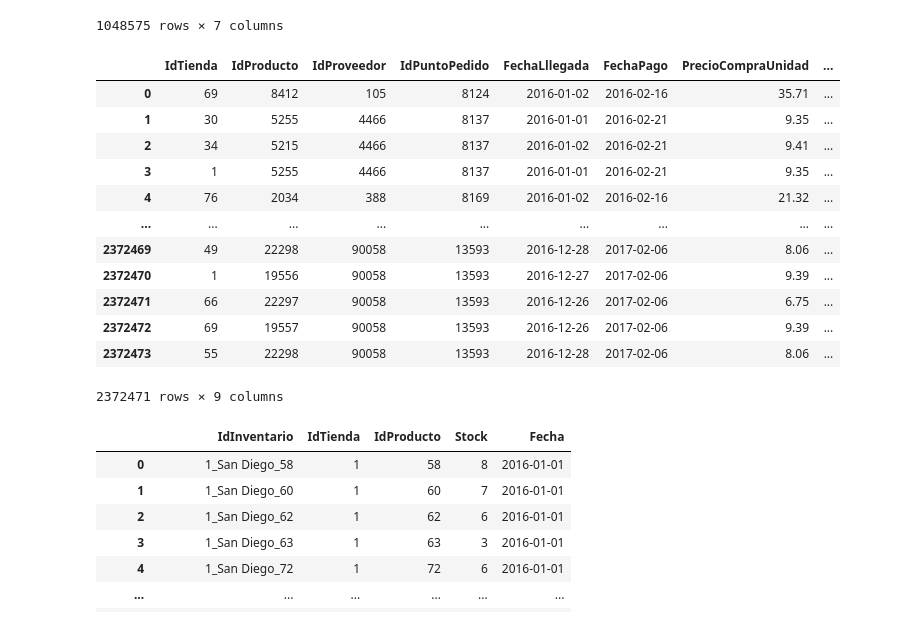
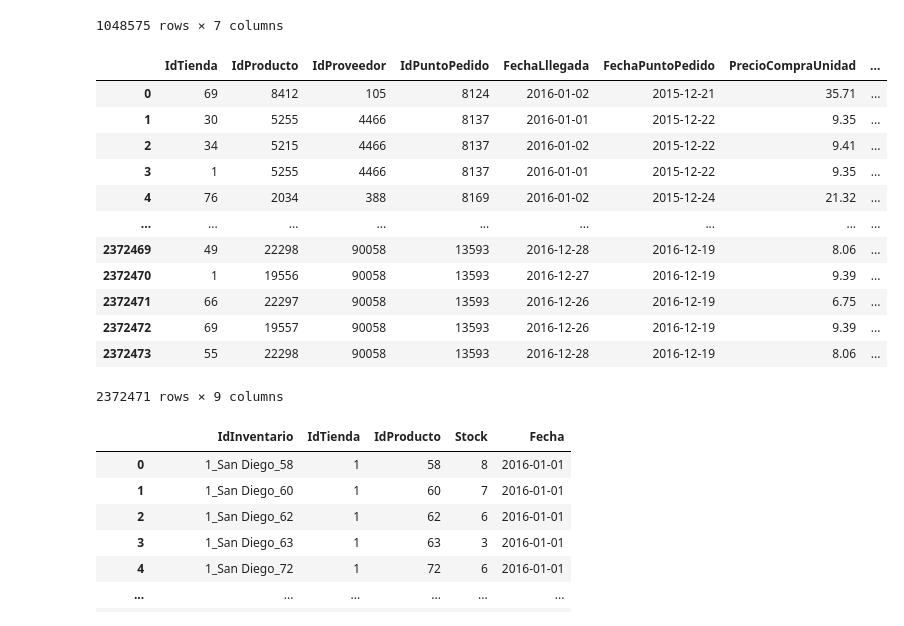
Before and after one commit to isabelunamuno/TFM, a Jupyter notebook: Procesamiento.ipynb, the cells around one changed output. Drawn from its saved outputs; the diff is of its cells as text; code cells hidden in the pictures.

```diff
--- a/Procesamiento.ipynb
+++ b/Procesamiento.ipynb
@@ -258,7 +292,7 @@ B. Tratamiento de duplicados
 A continuación se ha comprobado si las bases de datos contienen valores duplicados.
 # %%
 # Comprobacion de duplicados
-datasets = [begin_inventory, end_inventory, purchases, purchase_invoices, purchase_prices, sales]
+datasets = [inventario_inicial, inventario_final, compras, factura_compras, precio_compras, ventas]
 
 for i, df in enumerate(datasets, start=1):
     duplicados = df.duplicated().any()
@@ -441,7 +456,7 @@ print(df_ciudades.head())
 3       HORNSEY      Houston
 4     GOULCREST   Filadelfia
 # %%
-# Reemplaza las ciudades inventadas con las ciudades reales
-begin_inventory['City'] = begin_inventory['City'].replace(dict(zip(df_ciudades['Invented_city'], df_ciudades['Real_city'])))
-end_inventory['City'] = end_inventory['City'].replace(dict(zip(df_ciudades['Invented_city'], df_ciudades['Real_city'])))
+# Reemplazar las ciudades inventadas con las ciudades reales
+inventario_inicial['City'] = inventario_inicial['City'].replace(dict(zip(df_ciudades['Invented_city'], df_ciudades['Real_city'])))
+inventario_final['City'] = inventario_final['City'].replace(dict(zip(df_ciudades['Invented_city'], df_ciudades['Real_city'])))
 # %% [markdown]
@@ -449,9 +464,9 @@ Una vez realizado el cambio de ciudades, tambien se ha modificado la columna Inv
 # %%
 # Modificar la columna 'Inventory_Id' en función de los cambios en 'city' y 'brand'
-begin_inventory['Store'] = begin_inventory['Store'].astype(str)
-begin_inventory['Brand'] = begin_inventory['Brand'].astype(str)
-begin_inventory['InventoryId'] = begin_inventory['Store'] + '_' + begin_inventory['City'] + '_' + begin_inventory['Brand']
+inventario_inicial['Store'] = inventario_inicial['Store'].astype(str)
+inventario_inicial['Brand'] = inventario_inicial['Brand'].astype(str)
+inventario_inicial['InventoryId'] = inventario_inicial['Store'] + '_' + inventario_inicial['City'] + '_' + inventario_inicial['Brand']
 
-end_inventory['Store'] = end_inventory['Store'].astype(str)
-end_inventory['Brand'] = end_inventory['Brand'].astype(str)
-end_inventory['InventoryId'] = end_inventory['Store'] + '_' + end_inventory['City'] + '_' + end_inventory['Brand']
+inventario_final['Store'] = inventario_final['Store'].astype(str)
+inventario_final['Brand'] = inventario_final['Brand'].astype(str)
+inventario_final['InventoryId'] = inventario_final['Store'] + '_' + inventario_final['City'] + '_' + inventario_final['Brand']
@@ -480,24 +473,24 @@ sales
 # %%
 # Convertir 'Store' y 'Brand' a cadenas de caracteres
-sales['Store'] = sales['Store'].astype(str)
-sales['Brand'] = sales['Brand'].astype(str)
+ventas['Store'] = ventas['Store'].astype(str)
+ventas['Brand'] = ventas['Brand'].astype(str)
 
 # Fusionar 'sales' y 'begin_inventory' en función de 'Store' y 'Brand'
-merged_sales = pd.merge(sales, begin_inventory[['Store', 'Brand', 'InventoryId']], on=['Store', 'Brand'], how='left')
+merged_sales = pd.merge(ventas, inventario_inicial[['Store', 'Brand', 'InventoryId']], on=['Store', 'Brand'], how='left')
 
 # Actualizar 'InventoryId' en 'sales' con los valores fusionados
-sales['InventoryId'] = merged_sales['InventoryId_y']
+ventas['InventoryId'] = merged_sales['InventoryId_y']
 
 
-#Lo mismo para la tabla purchases
-purchases['Store'] = purchases['Store'].astype(str)
-purchases['Brand'] = purchases['Brand'].astype(str)
+#Lo mismo para la tabla compras
+compras['Store'] = compras['Store'].astype(str)
+compras['Brand'] = compras['Brand'].astype(str)
 
 # Fusionar 'sales' y 'begin_inventory' en función de 'Store' y 'Brand'
-merged_sales = pd.merge(purchases, begin_inventory[['Store', 'Brand', 'InventoryId']], on=['Store', 'Brand'], how='left')
+merged_sales = pd.merge(compras, inventario_inicial[['Store', 'Brand', 'InventoryId']], on=['Store', 'Brand'], how='left')
 
 # Actualizar 'InventoryId' en 'sales' con los valores fusionados
-purchases['InventoryId'] = merged_sales['InventoryId_y']
+compras['InventoryId'] = merged_sales['InventoryId_y']
 # %% [markdown]
 Comprobar que se ha realizado el cambio correctamente
 # %%
@@ -699,21 +696,21 @@ H_ventas
 | 1048574 | 19 | 39384 | 2 | 25.90 | 2016-02-24 | 0.22 | 2000 |
 1048575 rows × 7 columns
 # %%
-H_compras = purchases[['Store','Brand','VendorNumber','PONumber','ReceivingDate','PayDate','PurchasePrice','Quantity','Dollars']]
-H_compras.columns=['IdTienda','IdProducto','IdProveedor','IdPuntoPedido','FechaLllegada','FechaPago','PrecioCompraUnidad','Cantidad','PrecioCompraTotal']
+H_compras = compras[['Store','Brand','VendorNumber','PONumber','ReceivingDate','PODate','PurchasePrice','Quantity','Dollars']]
+H_compras.columns=['IdTienda','IdProducto','IdProveedor','IdPuntoPedido','FechaLllegada','FechaPuntoPedido','PrecioCompraUnidad','Cantidad','PrecioCompraTotal']
 H_compras
 # %% [output]
-|  | IdTienda | IdProducto | IdProveedor | IdPuntoPedido | FechaLllegada | FechaPago | PrecioCompraUnidad | ... |
-| 0 | 69 | 8412 | 105 | 8124 | 2016-01-02 | 2016-02-16 | 35.71 | ... |
-| 1 | 30 | 5255 | 4466 | 8137 | 2016-01-01 | 2016-02-21 | 9.35 | ... |
-| 2 | 34 | 5215 | 4466 | 8137 | 2016-01-02 | 2016-02-21 | 9.41 | ... |
-| 3 | 1 | 5255 | 4466 | 8137 | 2016-01-01 | 2016-02-21 | 9.35 | ... |
-| 4 | 76 | 2034 | 388 | 8169 | 2016-01-02 | 2016-02-16 | 21.32 | ... |
+|  | IdTienda | IdProducto | IdProveedor | IdPuntoPedido | FechaLllegada | FechaPuntoPedido | PrecioCompraUnidad | ... |
+| 0 | 69 | 8412 | 105 | 8124 | 2016-01-02 | 2015-12-21 | 35.71 | ... |
+| 1 | 30 | 5255 | 4466 | 8137 | 2016-01-01 | 2015-12-22 | 9.35 | ... |
+| 2 | 34 | 5215 | 4466 | 8137 | 2016-01-02 | 2015-12-22 | 9.41 | ... |
+| 3 | 1 | 5255 | 4466 | 8137 | 2016-01-01 | 2015-12-22 | 9.35 | ... |
+| 4 | 76 | 2034 | 388 | 8169 | 2016-01-02 | 2015-12-24 | 21.32 | ... |
 | ... | ... | ... | ... | ... | ... | ... | ... | ... |
-| 2372469 | 49 | 22298 | 90058 | 13593 | 2016-12-28 | 2017-02-06 | 8.06 | ... |
-| 2372470 | 1 | 19556 | 90058 | 13593 | 2016-12-27 | 2017-02-06 | 9.39 | ... |
-| 2372471 | 66 | 22297 | 90058 | 13593 | 2016-12-26 | 2017-02-06 | 6.75 | ... |
-| 2372472 | 69 | 19557 | 90058 | 13593 | 2016-12-26 | 2017-02-06 | 9.39 | ... |
-| 2372473 | 55 | 22298 | 90058 | 13593 | 2016-12-28 | 2017-02-06 | 8.06 | ... |
+| 2372469 | 49 | 22298 | 90058 | 13593 | 2016-12-28 | 2016-12-19 | 8.06 | ... |
+| 2372470 | 1 | 19556 | 90058 | 13593 | 2016-12-27 | 2016-12-19 | 9.39 | ... |
+| 2372471 | 66 | 22297 | 90058 | 13593 | 2016-12-26 | 2016-12-19 | 6.75 | ... |
+| 2372472 | 69 | 19557 | 90058 | 13593 | 2016-12-26 | 2016-12-19 | 9.39 | ... |
+| 2372473 | 55 | 22298 | 90058 | 13593 | 2016-12-28 | 2016-12-19 | 8.06 | ... |
 2372471 rows × 9 columns
 # %%
```
Also changed, not shown: parts of 63 cells of this notebook, 14 other files.
